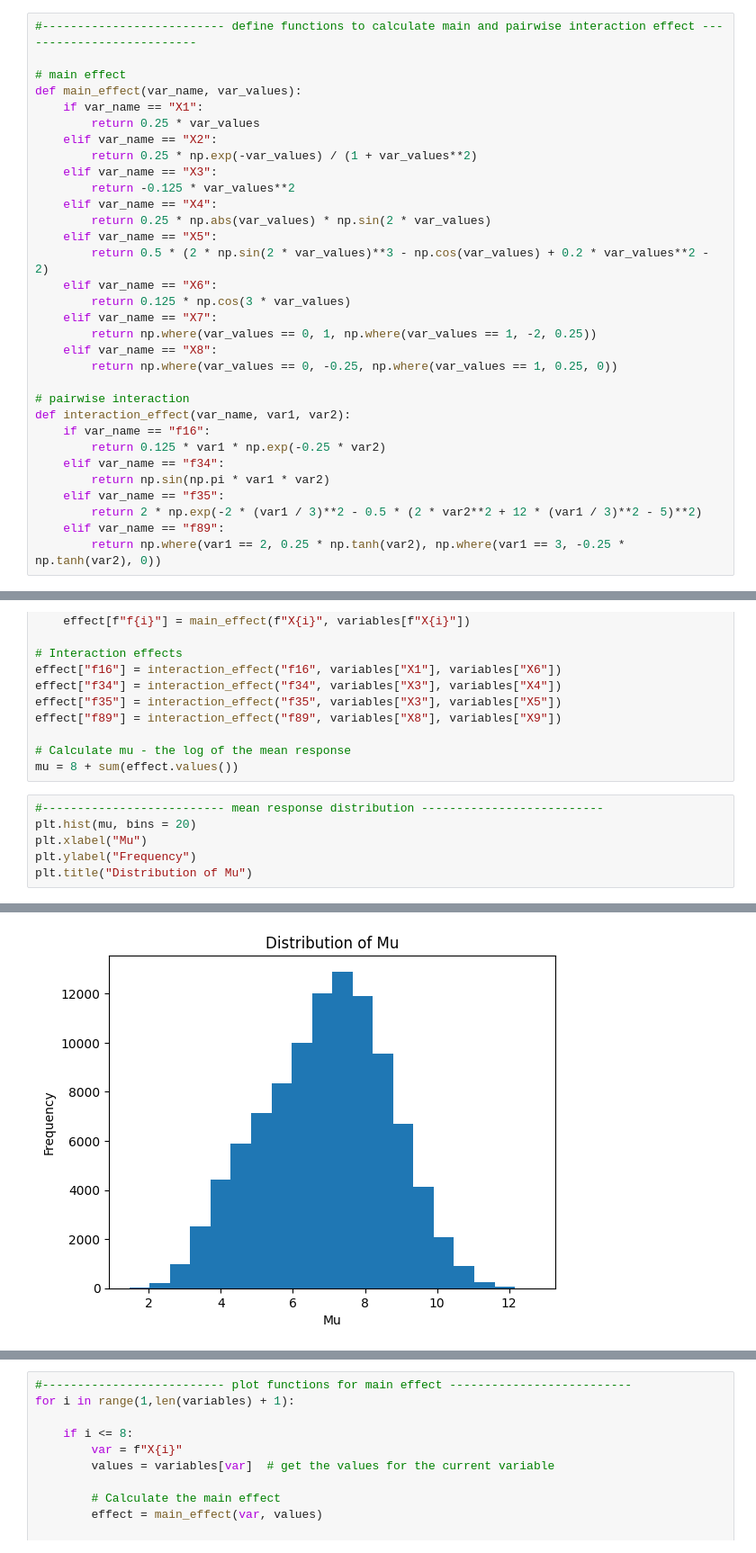
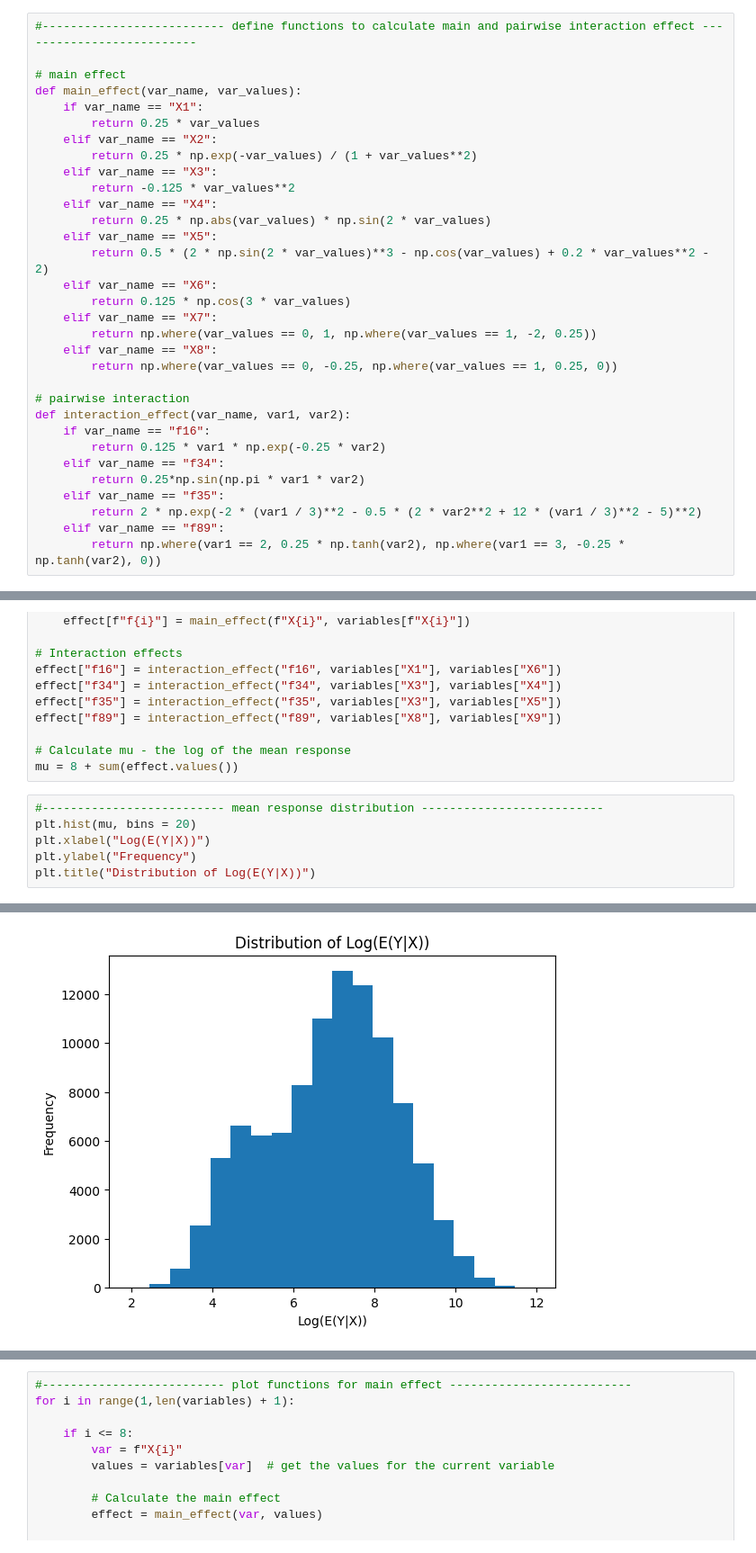
Before and after one commit to tupho289/Honours, a Jupyter notebook: synthetic_data_generation.ipynb, the cells around one changed output, grey strips where cells are left out. Shown at 90% size. Drawn from its saved outputs; the diff is of its cells as text.

```diff
--- a/synthetic_data_generation.ipynb
+++ b/synthetic_data_generation.ipynb
@@ -75,7 +75,7 @@ def interaction_effect(var_name, var1, var2):
     if var_name == "f16":
         return 0.125 * var1 * np.exp(-0.25 * var2)
     elif var_name == "f34":
-        return np.sin(np.pi * var1 * var2)
+        return 0.25*np.sin(np.pi * var1 * var2)
     elif var_name == "f35":
         return 2 * np.exp(-2 * (var1 / 3)**2 - 0.5 * (2 * var2**2 + 12 * (var1 / 3)**2 - 5)**2)
     elif var_name == "f89":
@@ -178,7 +178,7 @@ mu = 8 + sum(effect.values())
 # %%
 #-------------------------- mean response distribution --------------------------
 plt.hist(mu, bins = 20)
-plt.xlabel("Mu")
+plt.xlabel("Log(E(Y|X))")
 plt.ylabel("Frequency")
-plt.title("Distribution of Mu")
+plt.title("Distribution of Log(E(Y|X))")
 # %% [output]
@@ -186,4 +186,4 @@ Text(0.5, 1.0, 'Distribution of Mu')
-[figure, old version]
+[figure, new version]
 # %%
 #-------------------------- check min/mean/max of mu --------------------------
 print(f"Min of mu: {np.min(mu)}")
```
Also changed, not shown: parts of 12 cells of this notebook, 3 other files.
